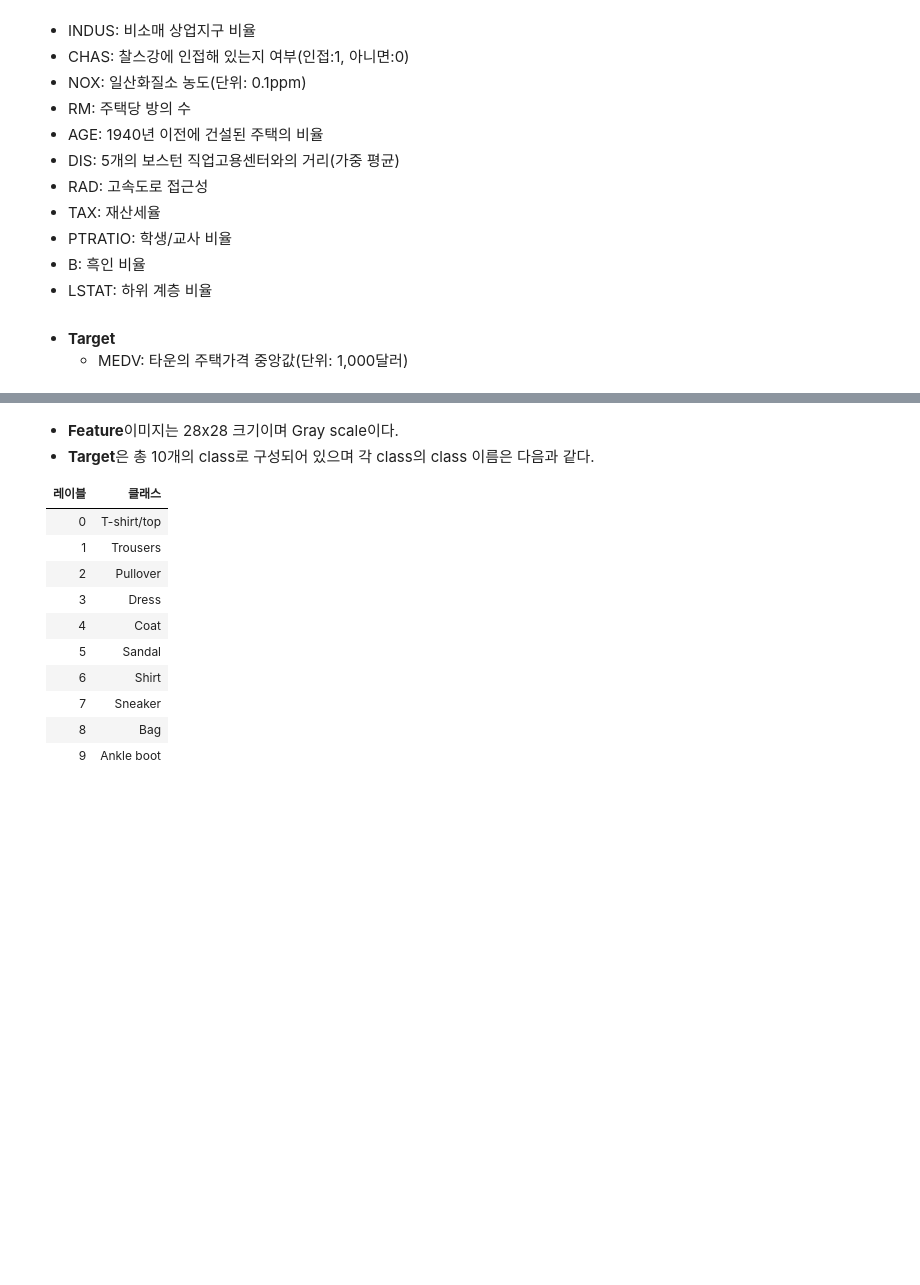
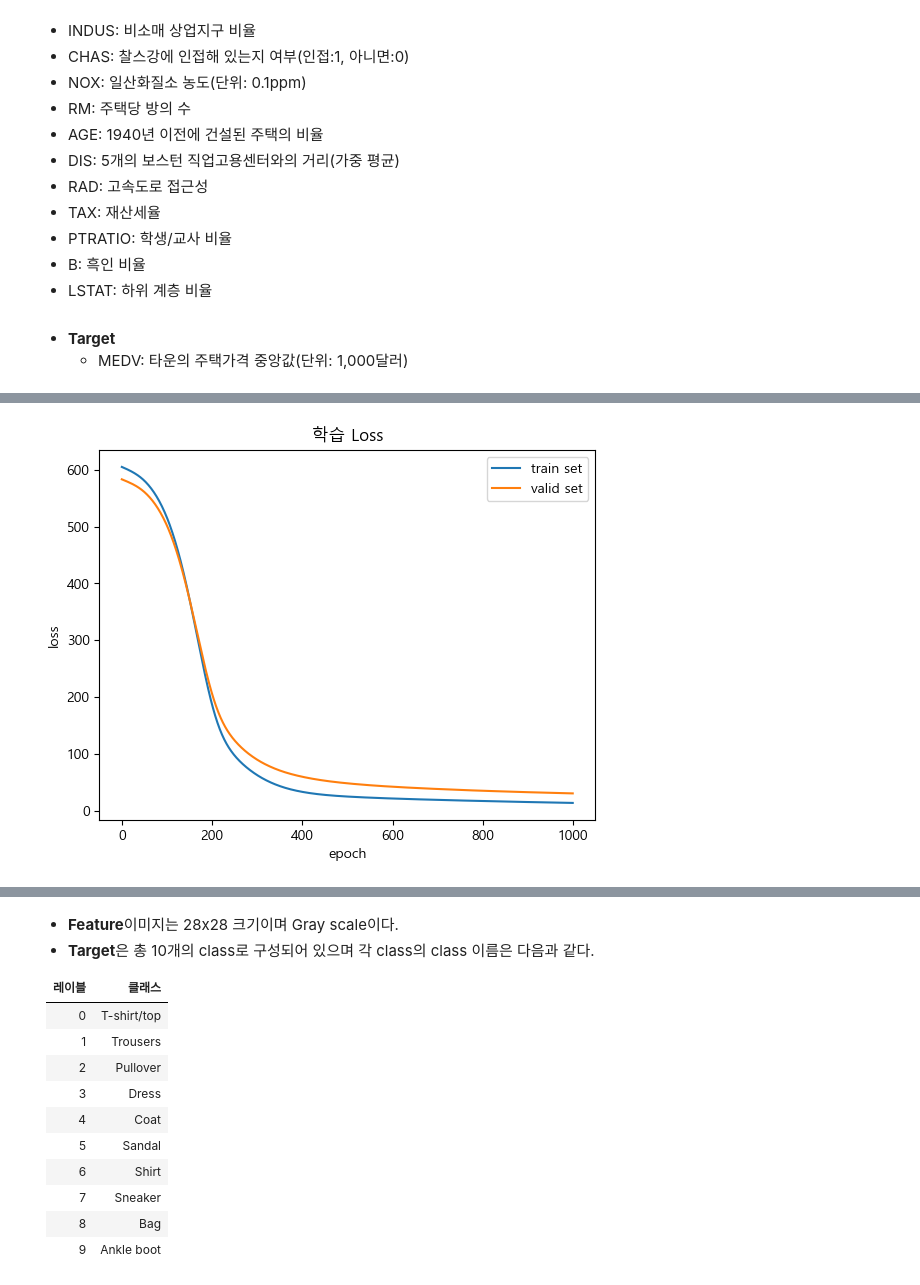
Before and after one commit to kgmyhGit/SKN06, a Jupyter notebook: 09_deeplearning_pytorch/07_모델저장_문제 유형별 모델 생성.ipynb, the cells around one changed output, grey strips where cells are left out. Saved outputs shown, nothing was run; the diff lists cells and outputs as text; code cells hidden in the pictures; blank space fills up the shorter version.

```diff
--- a/09_deeplearning_pytorch/07_모델저장_문제 유형별 모델 생성.ipynb
+++ b/09_deeplearning_pytorch/07_모델저장_문제 유형별 모델 생성.ipynb
@@ -90,0 +347,27 @@ loss = checkpoint['loss']
+# %%
+##################### 모델 정의
+# nn.Module 상속.
+# __init__(): layer 객체들 초기화, forward(): 추론 계산과정을 정의
+class BostonHousingModeling(nn.Module):
+
+    def __init__(self):
+        super().__init__()
+        self.lr1 = nn.Linear(13, 16)
+        self.lr2 = nn.Linear(16, 8)
+        self.lr3 = nn.Linear(8, 1)  # 최종 출력결과(집값 중위수 1개).
+        self.relu = nn.ReLU() # activation 함수.
+
+    def forward(self, X):
+        X = self.lr1(X)
+        X = self.relu(X)
+        X = self.lr2(X)
+        X = self.relu(X)
+        output = self.lr3(X)
+        return output
+        # 출력 layer(output)은 activation 함수를 통과시키지 않음
+        # 값의 범위가 정해져 있고 그 범위의 값을 반환하는 함수가 있을 경우는 사용할 수 있다.
+        ##  출력값 범위: 0 ~ 1 실수 - logistic(sigmoid), -1 ~ 1 사이 실수: tanh 함수
+# %%
+## 모델 객체 생성
+boston_model = BostonHousingModeling().to(device)
+summary(boston_model, (404, 13), device=device)
@@ -90,0 +395,7 @@ loss = checkpoint['loss']
+# %%
+### 학습: loss_fn(회귀: nn.MSELoss, nn.functional.mse_loss), optimizer
+epochs = 1000
+lr = 0.001
+
+optimizer = optim.Adam(boston_model.parameters(), lr=lr)
+loss_fn = nn.MSELoss() # 회귀: Mean Squared Error
@@ -91,3 +478,16 @@ loss = checkpoint['loss']
+# %%
+# loss 시각화
+plt.plot(range(epochs), train_losses, label="train set")
+plt.plot(range(epochs), valid_losses, label="valid set")
+plt.title("학습 Loss")
+# plt.ylim(10, 50)
+# plt.xlim(800, 1000)
+plt.xlabel("epoch")
+plt.ylabel("loss")
+plt.legend()
+plt.show()
+# %% [output]
+[figure, added]
 # %% [markdown]
 ## 분류 (Classification)
 
```
Also changed, not shown: parts of 33 cells of this notebook, 2 other files.
